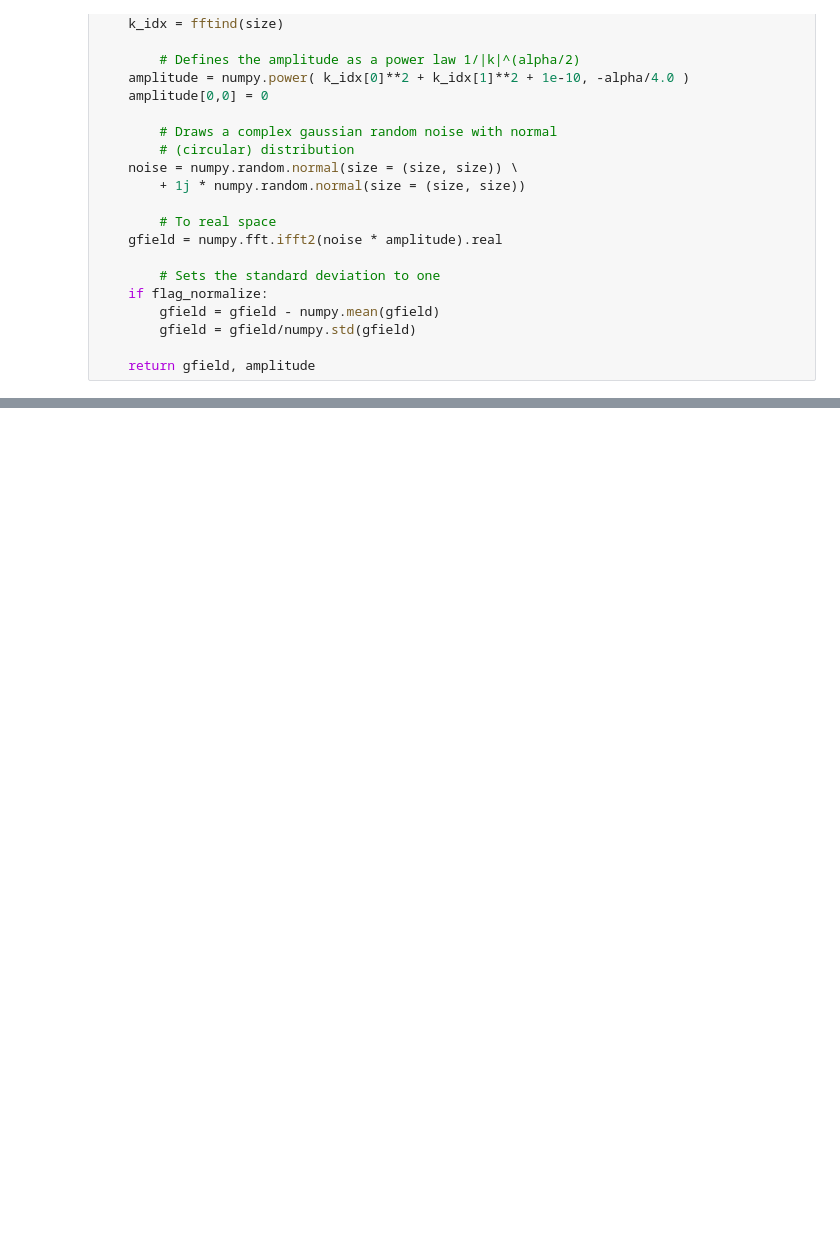
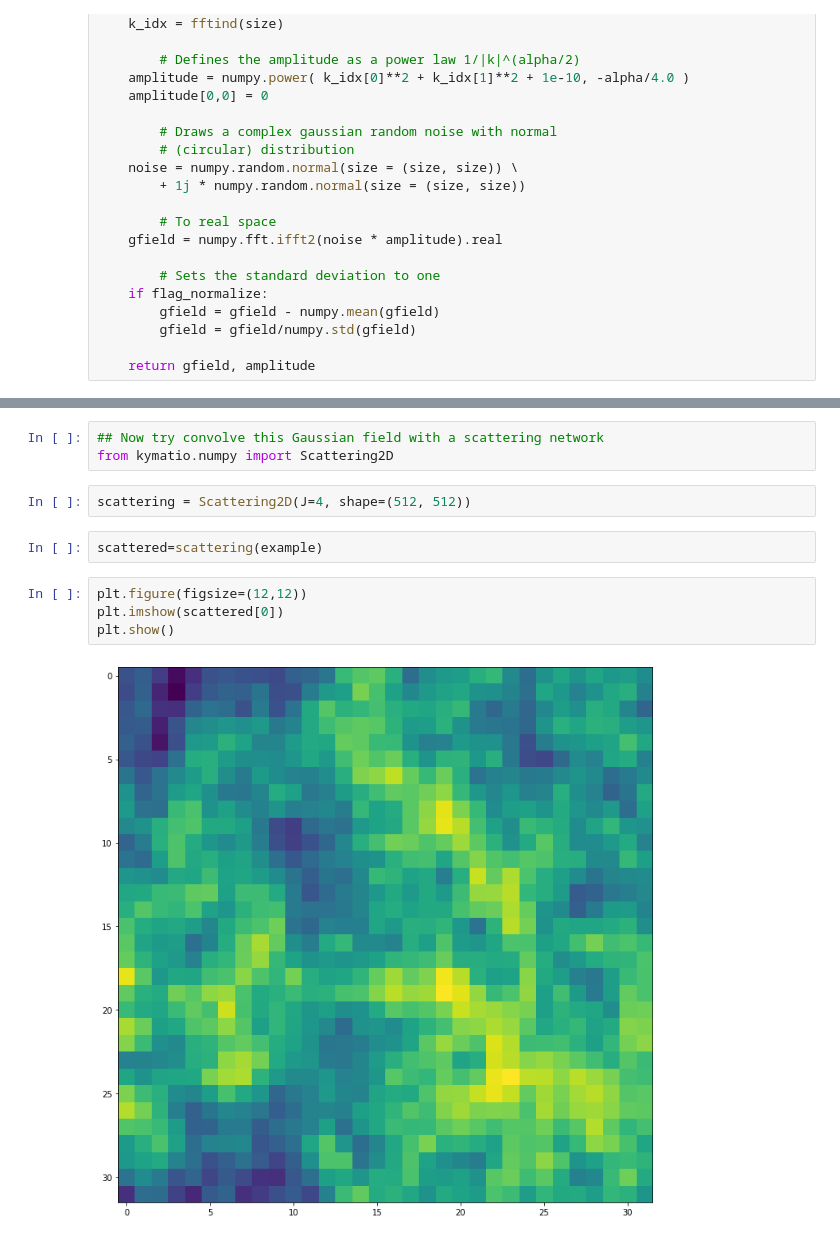
Before and after one commit to Chris-Pedersen/LearnableWavelets, a Jupyter notebook: playground/gauss_field.ipynb, the cells around one changed output, grey strips where cells are left out. Drawn from its saved outputs; the diff is of its cells as text; blank space fills up the shorter version.

```diff
--- a/playground/gauss_field.ipynb
+++ b/playground/gauss_field.ipynb
@@ -98 +99,14 @@ mean:  1.5612511283791264e-17
 std:  1.0
+# %%
+## Now try convolve this Gaussian field with a scattering network
+from kymatio.numpy import Scattering2D
+# %%
+scattering = Scattering2D(J=4, shape=(512, 512))
+# %%
+scattered=scattering(example)
+# %%
+plt.figure(figsize=(12,12))
+plt.imshow(scattered[0])
+plt.show()
+# %% [output]
+[figure, added]
```
Also changed, not shown: parts of 3 cells of this notebook, 2 other files.
